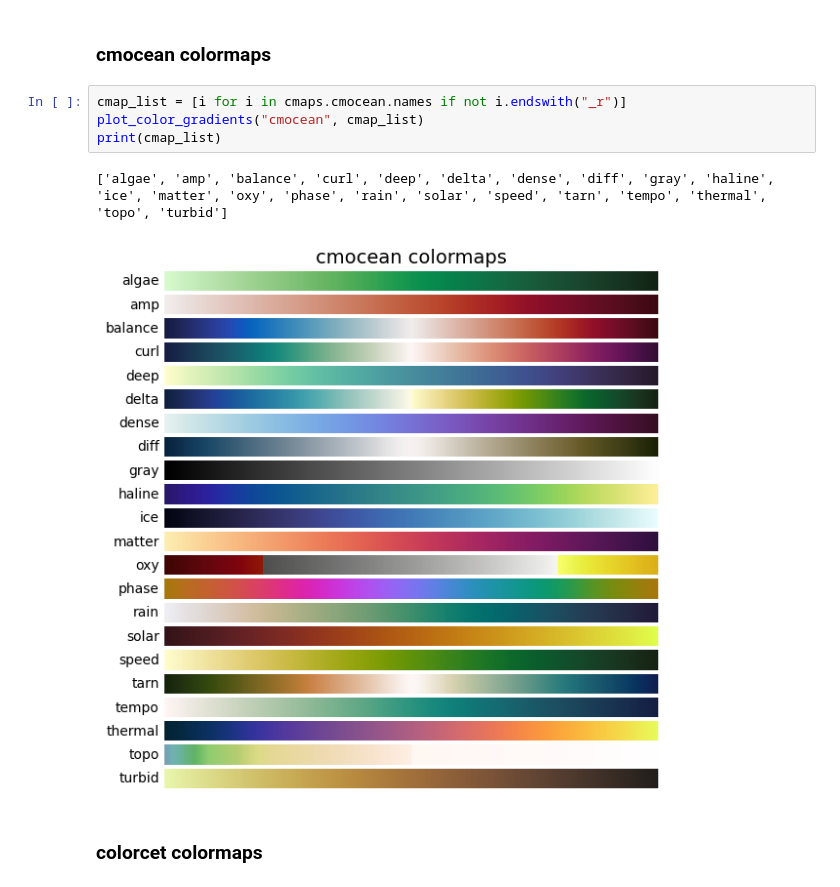
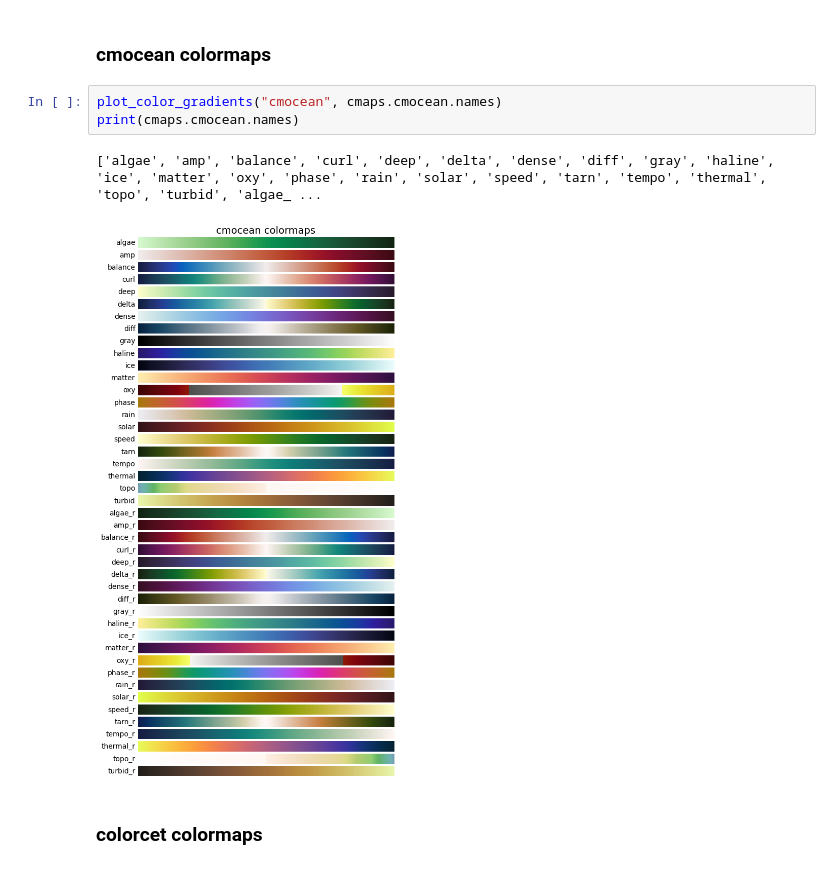
Before and after one commit to Fanchengyan/FanInSAR, a Jupyter notebook: docs/source/user_guide/colormap.ipynb, the cells around one changed output. Cells and saved outputs as stored; diff of their text form.

```diff
--- a/docs/source/user_guide/colormap.ipynb
+++ b/docs/source/user_guide/colormap.ipynb
@@ -98,11 +96,10 @@ print(cmap_list)
 # %% [markdown]
 ### cmocean colormaps
-# %%
-cmap_list = [i for i in cmaps.cmocean.names if not i.endswith("_r")]
-plot_color_gradients("cmocean", cmap_list)
-print(cmap_list)
-# %% [output]
-['algae', 'amp', 'balance', 'curl', 'deep', 'delta', 'dense', 'diff', 'gray', 'haline', 'ice', 'matter', 'oxy', 'phase', 'rain', 'solar', 'speed', 'tarn', 'tempo', 'thermal', 'topo', 'turbid']
-[figure, removed]
+# %%
+plot_color_gradients("cmocean", cmaps.cmocean.names)
+print(cmaps.cmocean.names)
+# %% [output]
+['algae', 'amp', 'balance', 'curl', 'deep', 'delta', 'dense', 'diff', 'gray', 'haline', 'ice', 'matter', 'oxy', 'phase', 'rain', 'solar', 'speed', 'tarn', 'tempo', 'thermal', 'topo', 'turbid', 'algae_ ...
+[figure, added]
 # %% [markdown]
 ### colorcet colormaps
```
Also changed, not shown: parts of 6 cells of this notebook.
